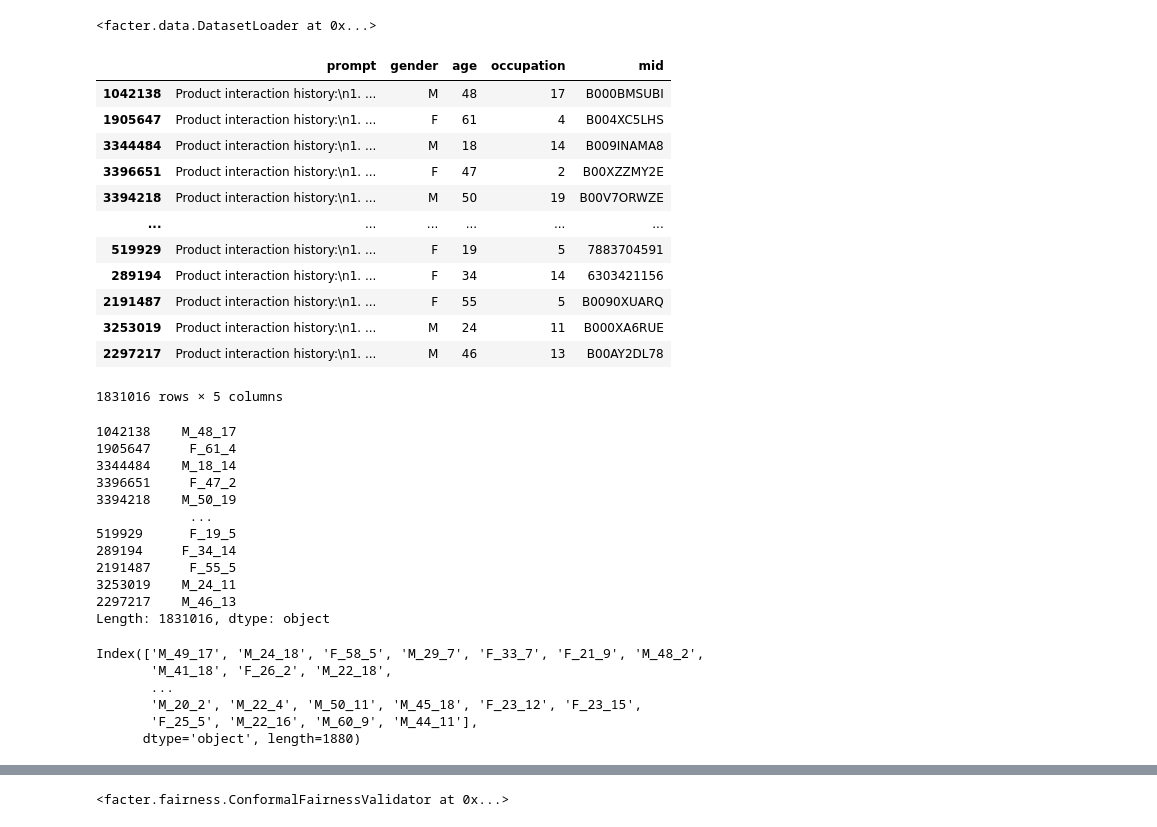
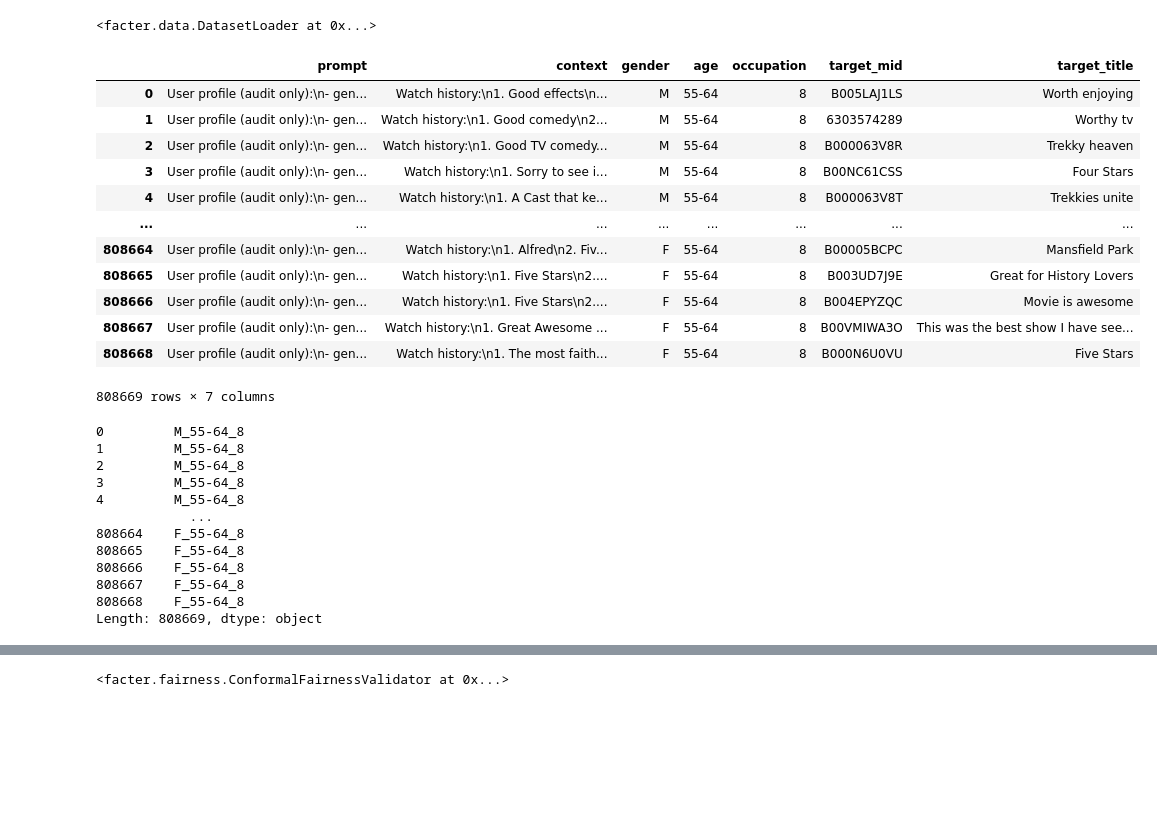
Before and after one commit to vrg-brigitta/reproducibility_facter, a Jupyter notebook: pilot_run_2_original_llama3_amazon_ml-1m.ipynb, the cells around one changed output, grey strips where cells are left out. Saved outputs shown, nothing was run; the diff lists cells and outputs as text; code cells hidden in the pictures; blank space fills up the shorter version.

```diff
--- a/pilot_run_2_original_llama3_amazon_ml-1m.ipynb
+++ b/pilot_run_2_original_llama3_amazon_ml-1m.ipynb
@@ -124,48 +118,41 @@ loader
 # %% [output]
 <facter.data.DatasetLoader at 0x...>
 # %%
-full_data = loader.prepare_prompts().dropna()
+df = loader.prepare_prompts().dropna().reset_index(drop=True)
+
+full_data = df
 full_data
 # %% [output]
-|  | prompt | gender | age | occupation | mid |
-| 1042138 | Product interaction history:\n1. ... | M | 48 | 17 | B000BMSUBI |
-| 1905647 | Product interaction history:\n1. ... | F | 61 | 4 | B004XC5LHS |
-| 3344484 | Product interaction history:\n1. ... | M | 18 | 14 | B009INAMA8 |
-| 3396651 | Product interaction history:\n1. ... | F | 47 | 2 | B00XZZMY2E |
-| 3394218 | Product interaction history:\n1. ... | M | 50 | 19 | B00V7ORWZE |
-| ... | ... | ... | ... | ... | ... |
-| 519929 | Product interaction history:\n1. ... | F | 19 | 5 | 7883704591 |
-| 289194 | Product interaction history:\n1. ... | F | 34 | 14 | 6303421156 |
-| 2191487 | Product interaction history:\n1. ... | F | 55 | 5 | B0090XUARQ |
-| 3253019 | Product interaction history:\n1. ... | M | 24 | 11 | B000XA6RUE |
-| 2297217 | Product interaction history:\n1. ... | M | 46 | 13 | B00AY2DL78 |
+|  | prompt | context | gender | age | occupation | target_mid | target_title |
+| 0 | User profile (audit only):\n- gen... | Watch history:\n1. Good effects\n... | M | 55-64 | 8 | B005LAJ1LS | Worth enjoying |
+| 1 | User profile (audit only):\n- gen... | Watch history:\n1. Good comedy\n2... | M | 55-64 | 8 | 6303574289 | Worthy tv |
+| 2 | User profile (audit only):\n- gen... | Watch history:\n1. Good TV comedy... | M | 55-64 | 8 | B000063V8R | Trekky heaven |
+| 3 | User profile (audit only):\n- gen... | Watch history:\n1. Sorry to see i... | M | 55-64 | 8 | B00NC61CSS | Four Stars |
+| 4 | User profile (audit only):\n- gen... | Watch history:\n1. A Cast that ke... | M | 55-64 | 8 | B000063V8T | Trekkies unite |
+| ... | ... | ... | ... | ... | ... | ... | ... |
+| 808664 | User profile (audit only):\n- gen... | Watch history:\n1. Alfred\n2. Fiv... | F | 55-64 | 8 | B00005BCPC | Mansfield Park |
+| 808665 | User profile (audit only):\n- gen... | Watch history:\n1. Five Stars\n2.... | F | 55-64 | 8 | B003UD7J9E | Great for History Lovers |
+| 808666 | User profile (audit only):\n- gen... | Watch history:\n1. Five Stars\n2.... | F | 55-64 | 8 | B004EPYZQC | Movie is awesome |
+| 808667 | User profile (audit only):\n- gen... | Watch history:\n1. Great Awesome ... | F | 55-64 | 8 | B00VMIWA3O | This was the best show I have see... |
+| 808668 | User profile (audit only):\n- gen... | Watch history:\n1. The most faith... | F | 55-64 | 8 | B000N6U0VU | Five Stars |
-1831016 rows × 5 columns
+808669 rows × 7 columns
 # %%
-strat_col = full_data[Config.PROTECTED_ATTRIBUTES].apply(
-            lambda x: '_'.join(x.astype(str)), axis=1
-        )
-strat_col
+strata = df[Config.PROTECTED_ATTRIBUTES].astype(str).agg("_".join, axis=1)
+strata
 # %% [output]
-1042138    M_48_17
-1905647     F_61_4
-3344484    M_18_14
-3396651     F_47_2
-3394218    M_50_19
+0         M_55-64_8
+1         M_55-64_8
+2         M_55-64_8
+3         M_55-64_8
+4         M_55-64_8
             ...
-519929      F_19_5
-289194     F_34_14
-2191487     F_55_5
-3253019    M_24_11
-2297217    M_46_13
-Length: 1831016, dtype: object
+808664    F_55-64_8
+808665    F_55-64_8
+808666    F_55-64_8
+808667    F_55-64_8
+808668    F_55-64_8
+Length: 808669, dtype: object
 # %%
-valid_strata = strat_col.value_counts()[strat_col.value_counts() >= 2].index
-valid_strata
+# valid_strata = strata.value_counts()[strata.value_counts() >= 2].index
+# valid_strata
-# %% [output]
-Index(['M_49_17', 'M_24_18', 'F_58_5', 'M_29_7', 'F_33_7', 'F_21_9', 'M_48_2',
-       'M_41_18', 'F_26_2', 'M_22_18',
-       ...
-       'M_20_2', 'M_22_4', 'M_50_11', 'M_45_18', 'F_23_12', 'F_23_15',
-       'F_25_5', 'M_22_16', 'M_60_9', 'M_44_11'],
-      dtype='object', length=1880)
 # %%
```
Also changed, not shown: parts of 56 cells of this notebook.
